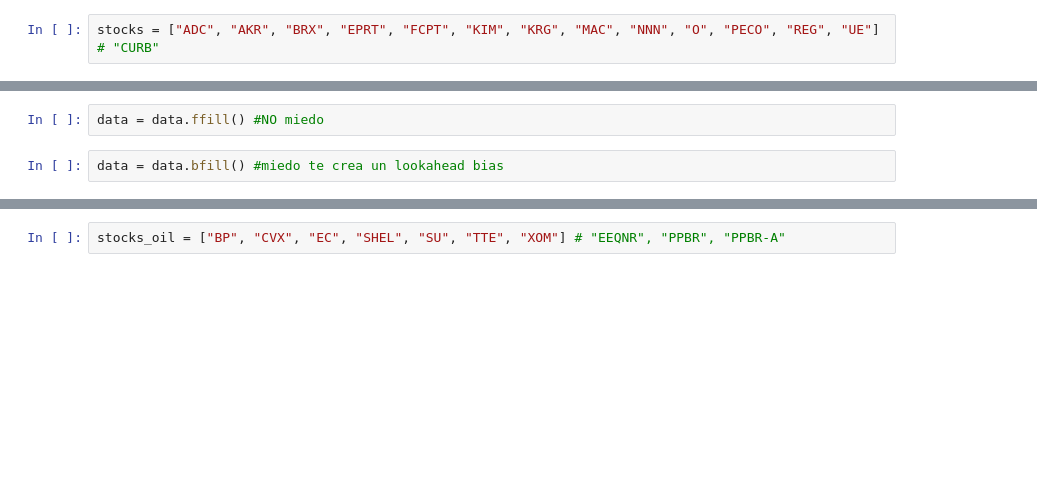
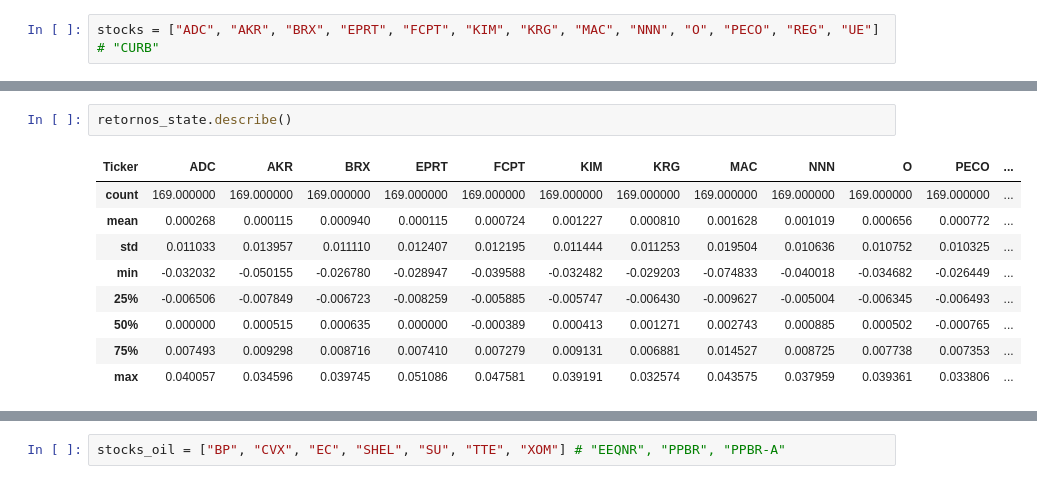
Before and after one commit to AlejandroAG223/pizza-on-mondays, a Jupyter notebook: notebooks/ideas.ipynb, the cells around one changed output, grey strips where cells are left out. Drawn from its saved outputs; the diff is of its cells as text; blank space fills up the shorter version.

```diff
--- a/notebooks/ideas.ipynb
+++ b/notebooks/ideas.ipynb
@@ -7,6 +11,14 @@ data = yf.download(stocks, start="2020-01-01", end="2026-12-31")["Close"]
 # %% [output]
 [*********************100%***********************]  13 of 13 completed
-# %%
-data = data.ffill() #NO miedo
-# %%
-data = data.bfill() #miedo te crea un lookahead bias
+# %%
+retornos_state.describe()
+# %% [output]
+| Ticker | ADC | AKR | BRX | EPRT | FCPT | KIM | KRG | MAC | NNN | O | PECO | ... |
+| count | 169.000000 | 169.000000 | 169.000000 | 169.000000 | 169.000000 | 169.000000 | 169.000000 | 169.000000 | 169.000000 | 169.000000 | 169.000000 | ... |
+| mean | 0.000268 | 0.000115 | 0.000940 | 0.000115 | 0.000724 | 0.001227 | 0.000810 | 0.001628 | 0.001019 | 0.000656 | 0.000772 | ... |
+| std | 0.011033 | 0.013957 | 0.011110 | 0.012407 | 0.012195 | 0.011444 | 0.011253 | 0.019504 | 0.010636 | 0.010752 | 0.010325 | ... |
+| min | -0.032032 | -0.050155 | -0.026780 | -0.028947 | -0.039588 | -0.032482 | -0.029203 | -0.074833 | -0.040018 | -0.034682 | -0.026449 | ... |
+| 25% | -0.006506 | -0.007849 | -0.006723 | -0.008259 | -0.005885 | -0.005747 | -0.006430 | -0.009627 | -0.005004 | -0.006345 | -0.006493 | ... |
+| 50% | 0.000000 | 0.000515 | 0.000635 | 0.000000 | -0.000389 | 0.000413 | 0.001271 | 0.002743 | 0.000885 | 0.000502 | -0.000765 | ... |
+| 75% | 0.007493 | 0.009298 | 0.008716 | 0.007410 | 0.007279 | 0.009131 | 0.006881 | 0.014527 | 0.008725 | 0.007738 | 0.007353 | ... |
+| max | 0.040057 | 0.034596 | 0.039745 | 0.051086 | 0.047581 | 0.039191 | 0.032574 | 0.043575 | 0.037959 | 0.039361 | 0.033806 | ... |
```
Also changed, not shown: parts of 7 cells of this notebook, 3 other files.
